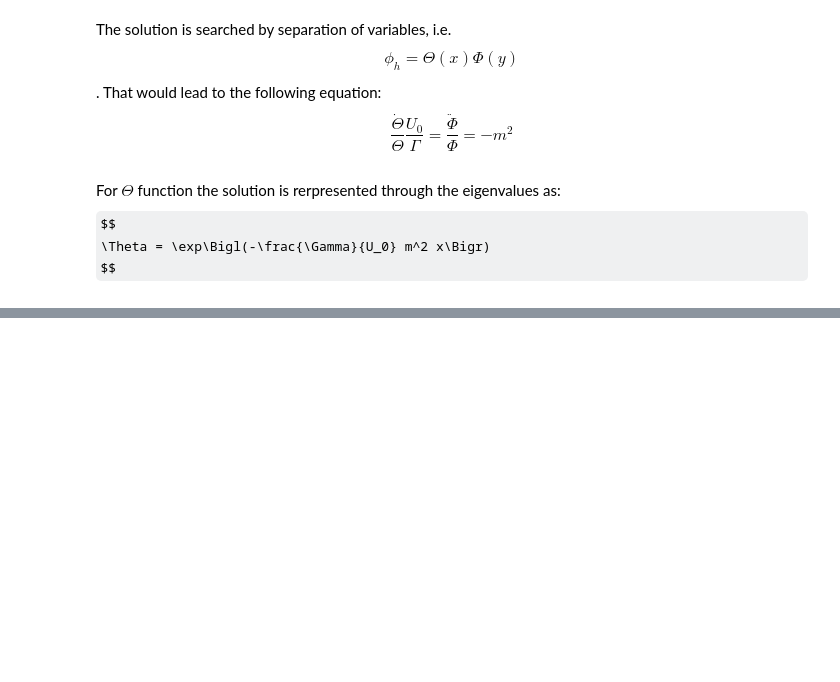
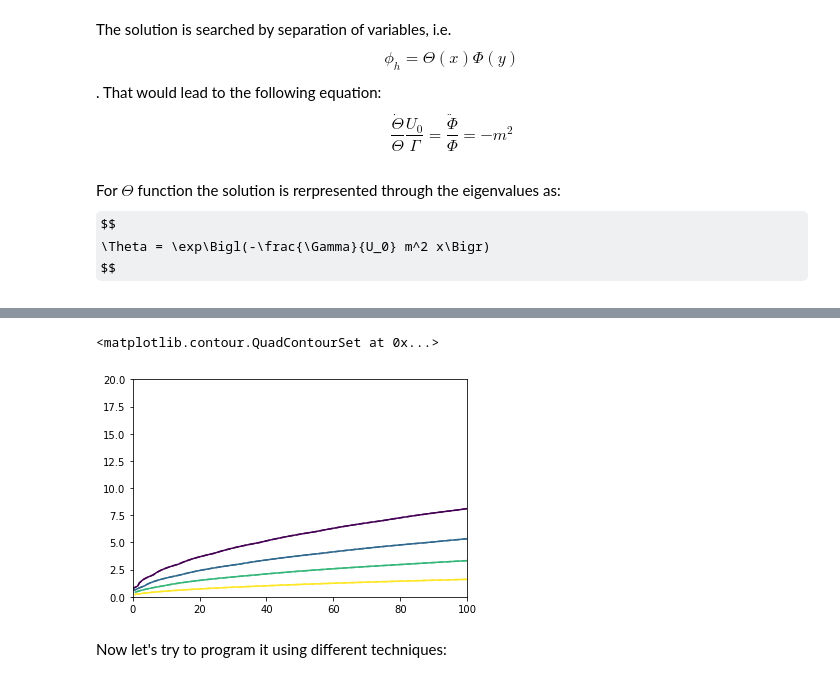
Before and after one commit to shurikkuzmin/FiniteVolumeADE, a Jupyter notebook: finite_volume_ade.ipynb, the cells around one changed output, grey strips where cells are left out. Cells and saved outputs as stored; diff of their text form; code cells hidden in the pictures; some formulas as TeX source; blank space fills up the shorter version.

```diff
--- a/finite_volume_ade.ipynb
+++ b/finite_volume_ade.ipynb
@@ -422,0 +454,15 @@ pylab.plot(phi[19,:],)
+# %%
+import scipy.special
+phi_error = numpy.zeros((len(ylayer),len(xlayer)))
+cols = numpy.sqrt(4.0*xlayer/peclet)
+for ind,col in enumerate(cols):
+    phi_error[:,ind]=phi_error[:,ind]-phistar*scipy.special.erf(ylayer/col)
+phi_error=phi_error+phistar
+# %%
+pylab.contour(phi_error,levels=[0.2,0.4,0.6,0.8])
+pylab.contour(phi,linestyles=["dashed"],levels=[0.2,0.4,0.6,0.8])
+# %% [output]
+<matplotlib.contour.QuadContourSet at 0x...>
+[figure, added]
+# %% [markdown]
+Now let's try to program it using different techniques:
```
Also changed, not shown: parts of 27 cells of this notebook.
